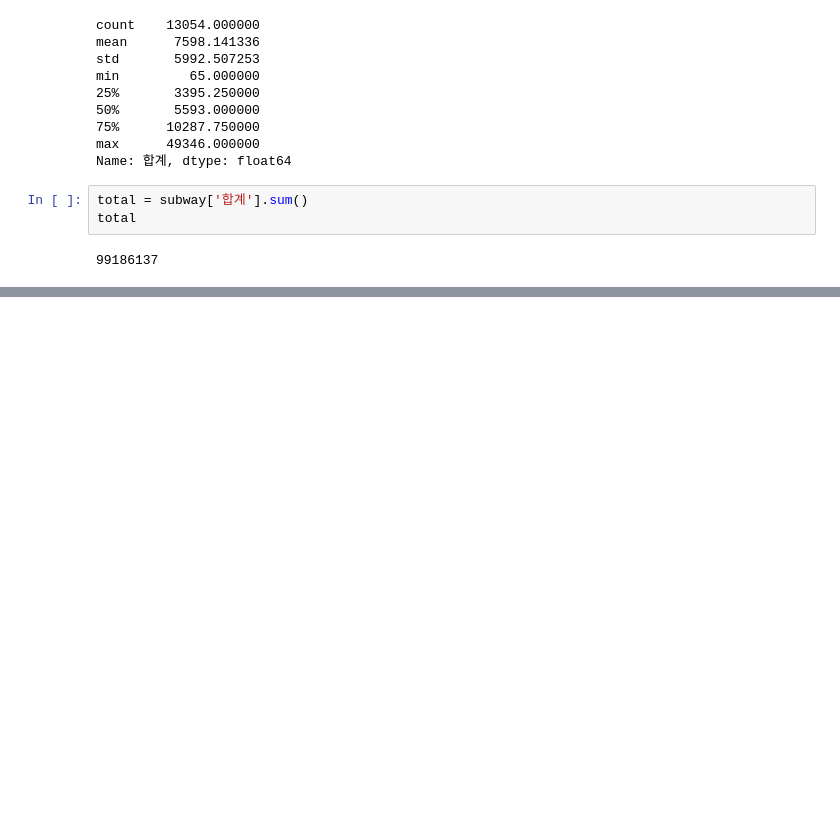
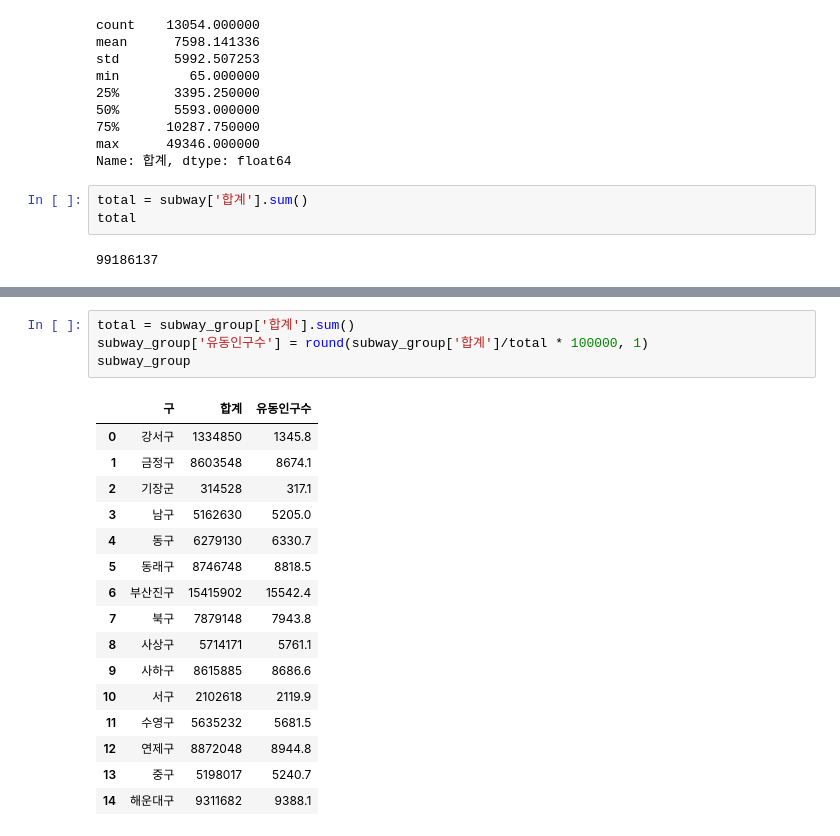
Before and after one commit to haebzzzang/dachungcam, a Jupyter notebook: project/subway scoring.ipynb, the cells around one changed output, grey strips where cells are left out. Drawn from its saved outputs; the diff is of its cells as text; blank space fills up the shorter version.

```diff
--- a/project/subway scoring.ipynb
+++ b/project/subway scoring.ipynb
@@ -245,0 +244,21 @@ Name: 합계, Length: 13054, dtype: float64
+# %%
+total = subway_group['합계'].sum()
+subway_group['유동인구수'] = round(subway_group['합계']/total * 100000, 1)
+subway_group
+# %% [output]
+|  | 구 | 합계 | 유동인구수 |
+| 0 | 강서구 | 1334850 | 1345.8 |
+| 1 | 금정구 | 8603548 | 8674.1 |
+| 2 | 기장군 | 314528 | 317.1 |
+| 3 | 남구 | 5162630 | 5205.0 |
+| 4 | 동구 | 6279130 | 6330.7 |
+| 5 | 동래구 | 8746748 | 8818.5 |
+| 6 | 부산진구 | 15415902 | 15542.4 |
+| 7 | 북구 | 7879148 | 7943.8 |
+| 8 | 사상구 | 5714171 | 5761.1 |
+| 9 | 사하구 | 8615885 | 8686.6 |
+| 10 | 서구 | 2102618 | 2119.9 |
+| 11 | 수영구 | 5635232 | 5681.5 |
+| 12 | 연제구 | 8872048 | 8944.8 |
+| 13 | 중구 | 5198017 | 5240.7 |
+| 14 | 해운대구 | 9311682 | 9388.1 |
```
Also changed, not shown: parts of 9 cells of this notebook.
